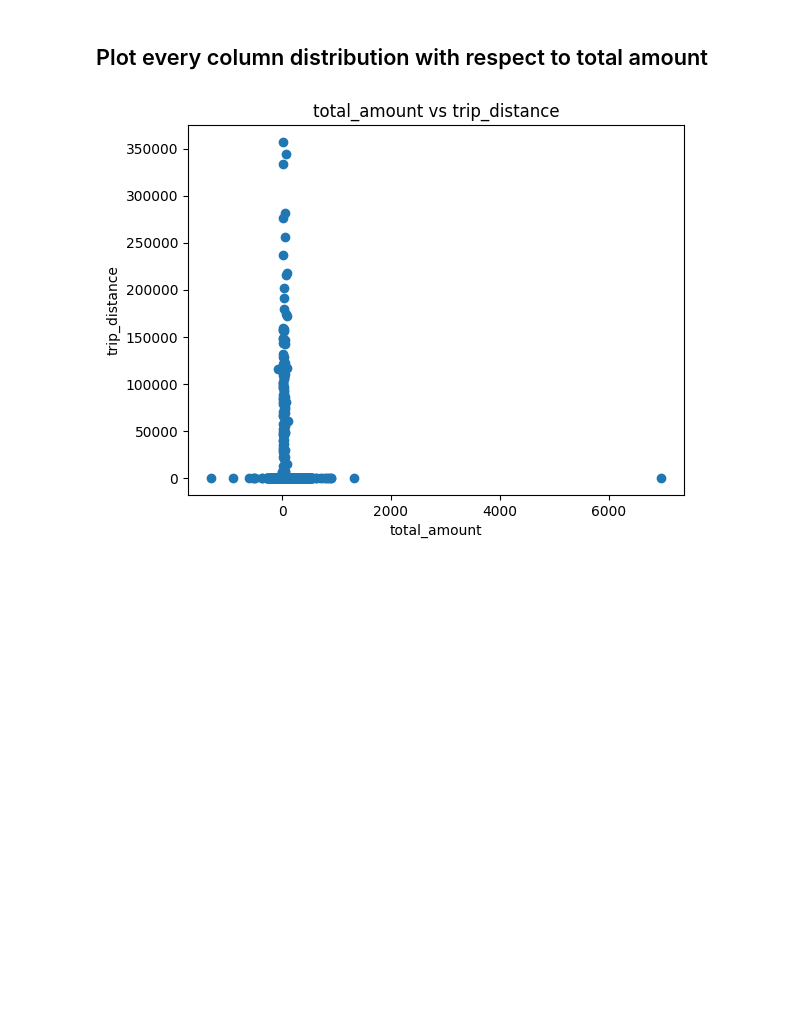
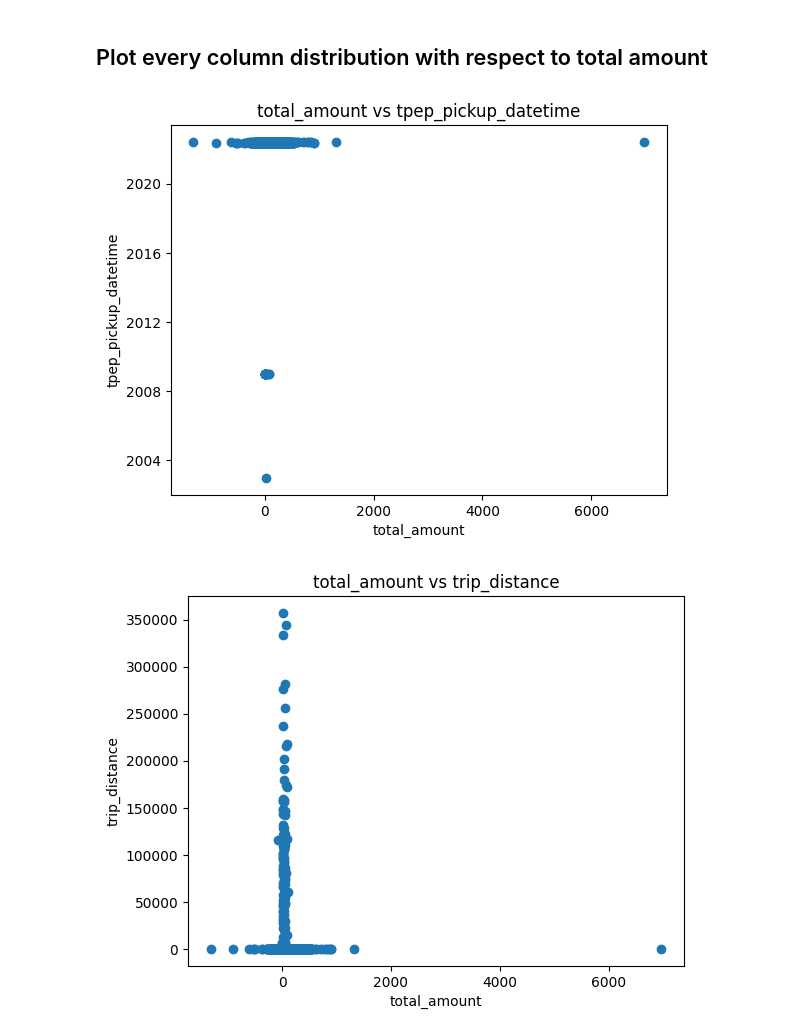
Before and after one commit to yulissateran/taxi-price-predictor, a Jupyter notebook: EDA-yuli.ipynb, the cells around one changed output. Drawn from its saved outputs; the diff is of its cells as text; code cells hidden in the pictures; blank space fills up the shorter version.

```diff
--- a/EDA-yuli.ipynb
+++ b/EDA-yuli.ipynb
@@ -367,6 +299,10 @@ def plot_scatter(datax,datay, title, xlabel, ylabel):
   plt.ylabel(ylabel)
   plt.title(title)
   plt.show()
+# %%
+plot_scatter(trips['total_amount'], trips['tpep_pickup_datetime'], 'total_amount vs tpep_pickup_datetime', 'total_amount', 'tpep_pickup_datetime')
+# %% [output]
+[figure, added]
 # %%
 plot_scatter(trips['total_amount'], trips['trip_distance'], 'total_amount vs trip_distance', 'total_amount', 'trip_distance')
 plot_scatter(trips['total_amount'], trips['passenger_count'], 'total_amount vs passenger_count', 'total_amount', 'passenger_count')
```
Also changed, not shown: parts of 25 cells of this notebook, 1 other file.
